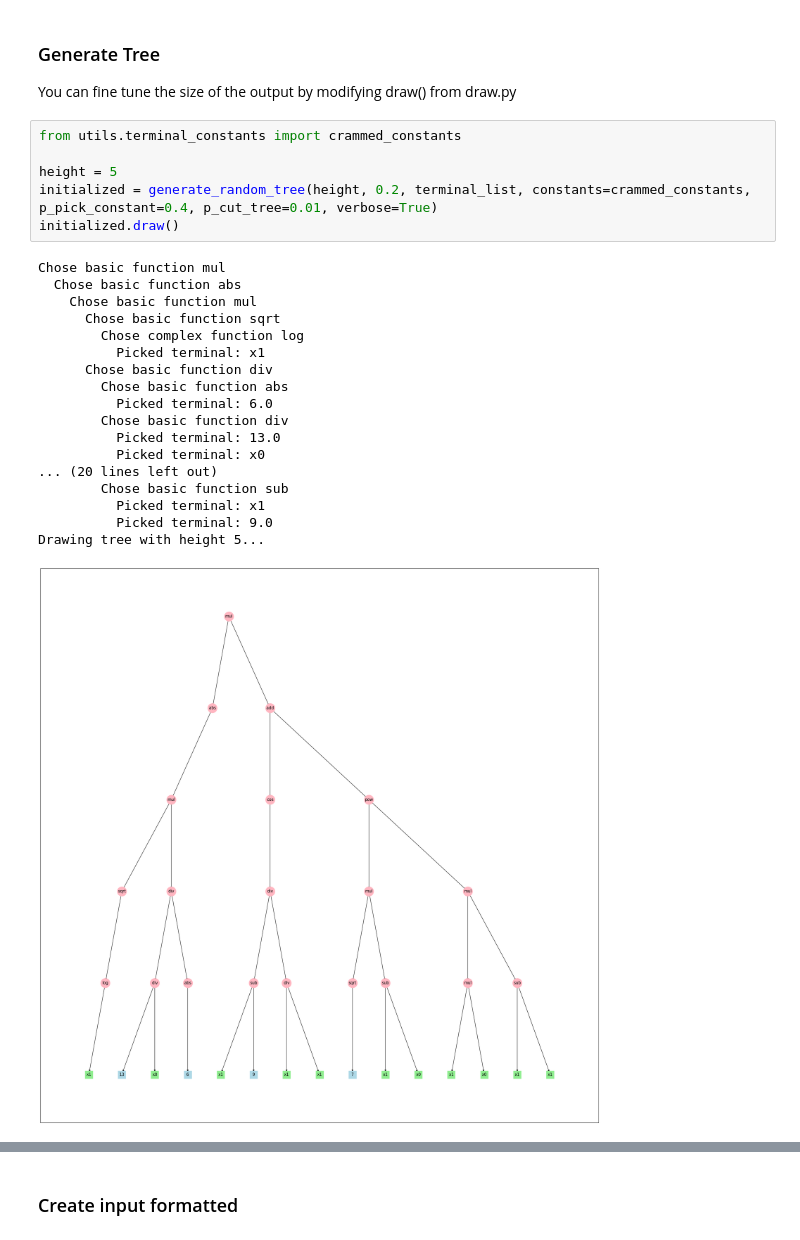
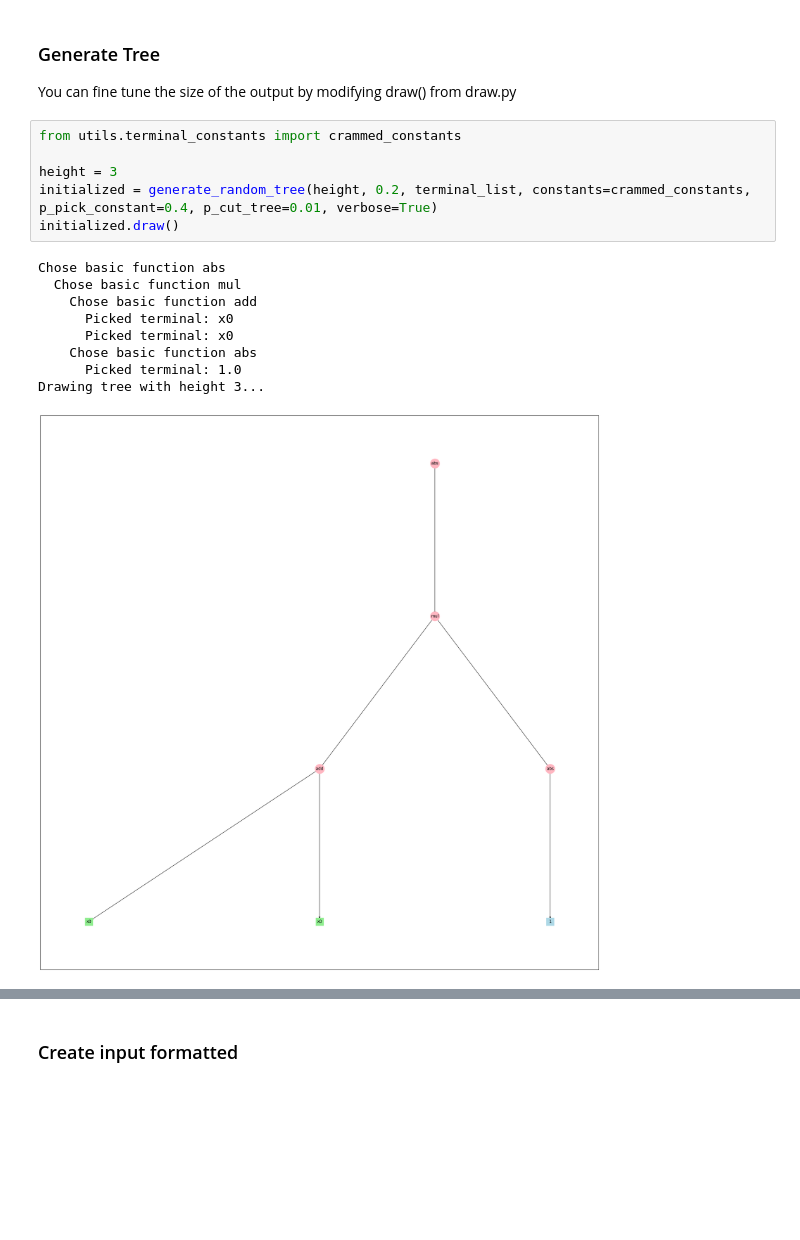
Before and after one commit to FabioGigante00/CI2024_project-work, a Jupyter notebook: symreg_user.ipynb, the cells around one changed output, grey strips where cells are left out. Drawn from its saved outputs; the diff is of its cells as text; blank space fills up the shorter version.

```diff
--- a/symreg_user.ipynb
+++ b/symreg_user.ipynb
@@ -378,28 +378,19 @@ You can fine tune the size of the output by modifying draw() from draw.py
 # %%
 from utils.terminal_constants import crammed_constants
 
-height = 5
+height = 3
 initialized = generate_random_tree(height, 0.2, terminal_list, constants=crammed_constants, p_pick_constant=0.4, p_cut_tree=0.01, verbose=True)
 initialized.draw()
 # %% [output]
-Chose basic function mul
-  Chose basic function abs
-    Chose basic function mul
-      Chose basic function sqrt
-        Chose complex function log
-          Picked terminal: x1
-      Chose basic function div
-        Chose basic function abs
-          Picked terminal: 6.0
-        Chose basic function div
-          Picked terminal: 13.0
-          Picked terminal: x0
-... (20 lines left out)
-        Chose basic function sub
-          Picked terminal: x1
-          Picked terminal: 9.0
-Drawing tree with height 5...
+Chose basic function abs
+  Chose basic function mul
+    Chose basic function add
+      Picked terminal: x0
+      Picked terminal: x0
+    Chose basic function abs
+      Picked terminal: 1.0
+Drawing tree with height 3...
-[figure, old version]
+[figure, new version]
 # %%
 second=generate_random_tree(height, 0.2, terminal_list, constants=crammed_constants, p_pick_constant=0.4, p_cut_tree=0.05, verbose=True)
 second.draw()
```
Also changed, not shown: parts of 5 cells of this notebook, 1 other file.
